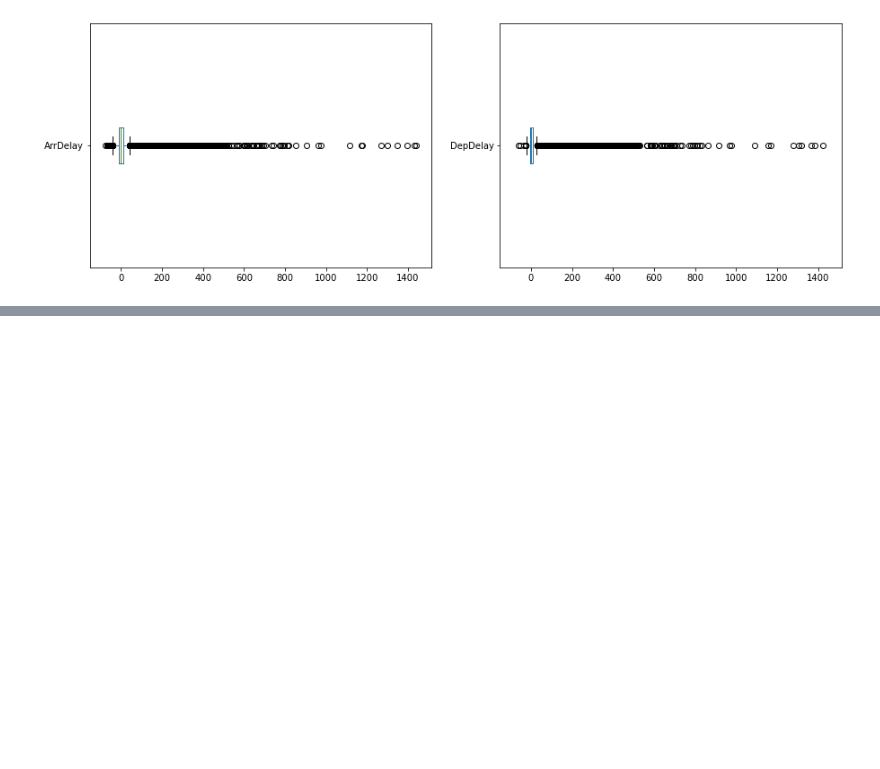
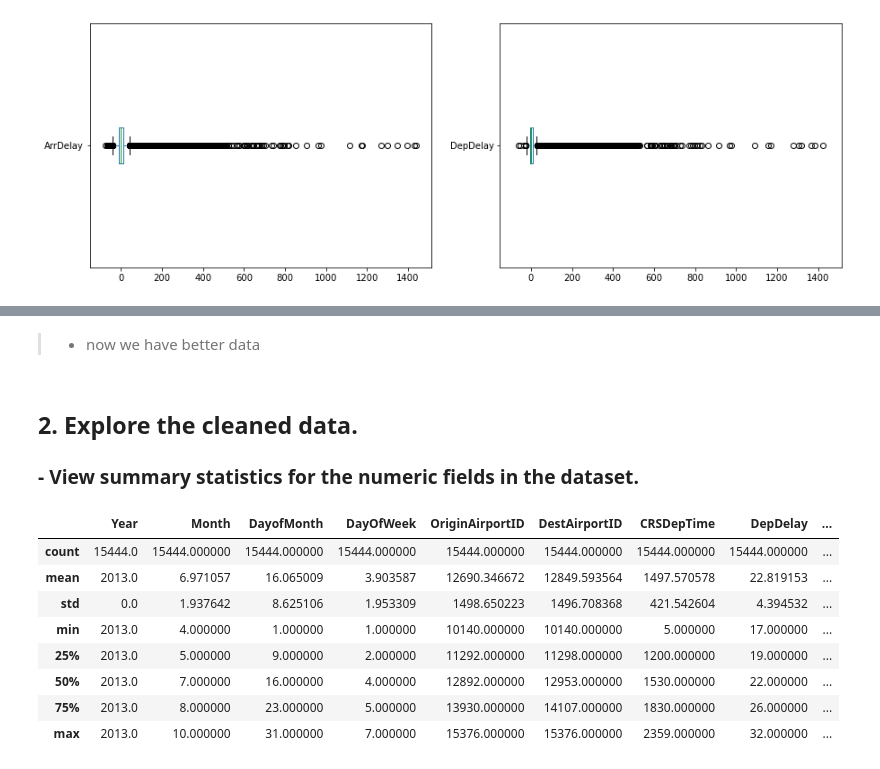
Before and after one commit to vivien-DSA/ml-basics, a Jupyter notebook: challenges/01 - Flights Challenge and my Solution.ipynb, the cells around one changed output, grey strips where cells are left out. Drawn from its saved outputs; the diff is of its cells as text; code cells hidden in the pictures; blank space fills up the shorter version.

```diff
--- a/challenges/01 - Flights Challenge and my Solution.ipynb
+++ b/challenges/01 - Flights Challenge and my Solution.ipynb
@@ -225,0 +211,21 @@ df_flights[["ArrDelay", "DepDelay"]].boxplot(vert = False )
+# %% [markdown]
+>- now we have better data
+# %% [markdown]
+## 2. Explore the cleaned data.
+###    - View summary statistics for the numeric fields in the dataset.
+# %%
+# First let us select numeric variable
+numerical_columns = df_flights.select_dtypes(np.number)
+
+# Then let us display them
+numerical_columns.describe()
+# %% [output]
+|  | Year | Month | DayofMonth | DayOfWeek | OriginAirportID | DestAirportID | CRSDepTime | DepDelay | ... |
+| count | 15444.0 | 15444.000000 | 15444.000000 | 15444.000000 | 15444.000000 | 15444.000000 | 15444.000000 | 15444.000000 | ... |
+| mean | 2013.0 | 6.971057 | 16.065009 | 3.903587 | 12690.346672 | 12849.593564 | 1497.570578 | 22.819153 | ... |
+| std | 0.0 | 1.937642 | 8.625106 | 1.953309 | 1498.650223 | 1496.708368 | 421.542604 | 4.394532 | ... |
+| min | 2013.0 | 4.000000 | 1.000000 | 1.000000 | 10140.000000 | 10140.000000 | 5.000000 | 17.000000 | ... |
+| 25% | 2013.0 | 5.000000 | 9.000000 | 2.000000 | 11292.000000 | 11298.000000 | 1200.000000 | 19.000000 | ... |
+| 50% | 2013.0 | 7.000000 | 16.000000 | 4.000000 | 12892.000000 | 12953.000000 | 1530.000000 | 22.000000 | ... |
+| 75% | 2013.0 | 8.000000 | 23.000000 | 5.000000 | 13930.000000 | 14107.000000 | 1830.000000 | 26.000000 | ... |
+| max | 2013.0 | 10.000000 | 31.000000 | 7.000000 | 15376.000000 | 15376.000000 | 2359.000000 | 32.000000 | ... |
```
Also changed, not shown: parts of 29 cells of this notebook, 3 other files.
